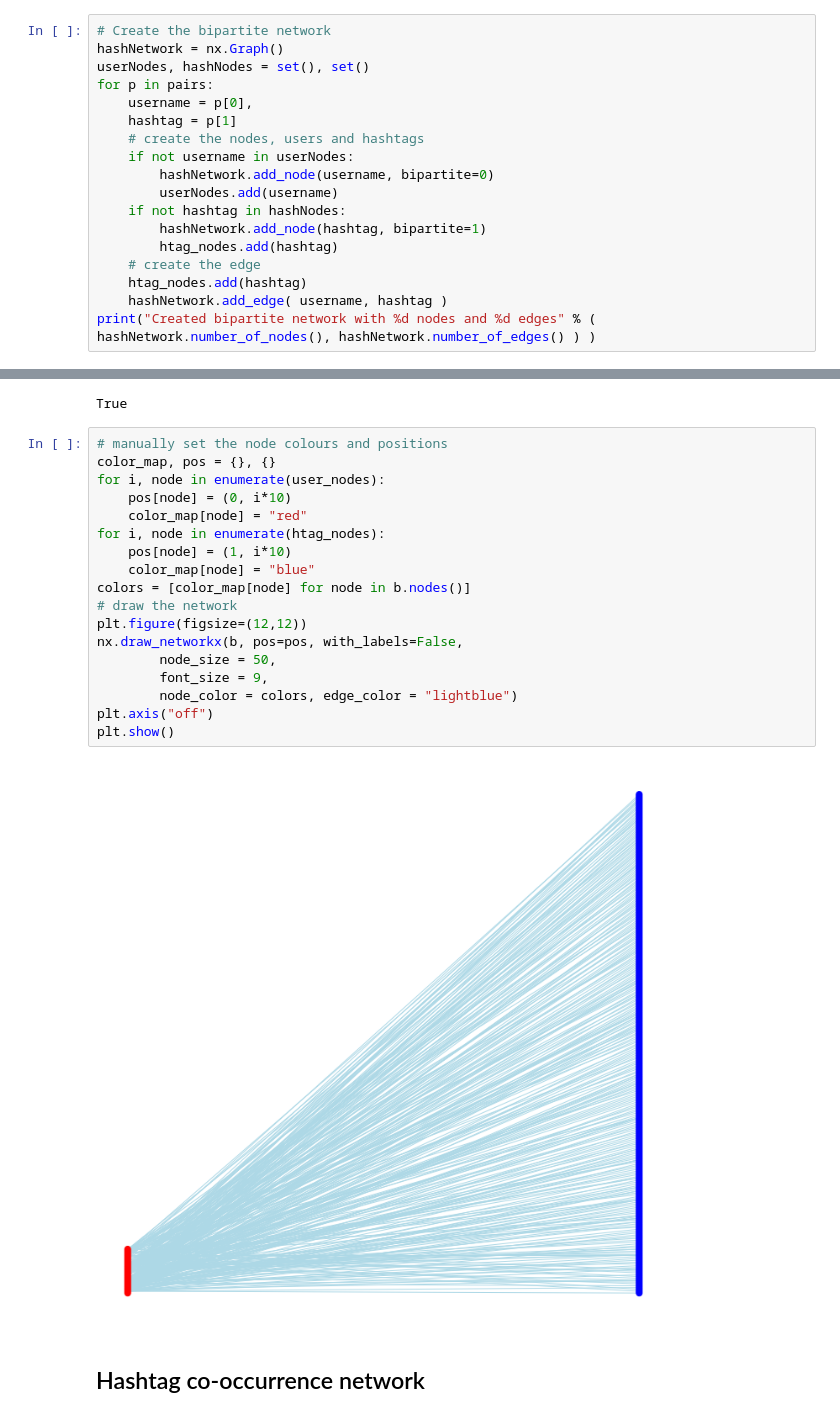
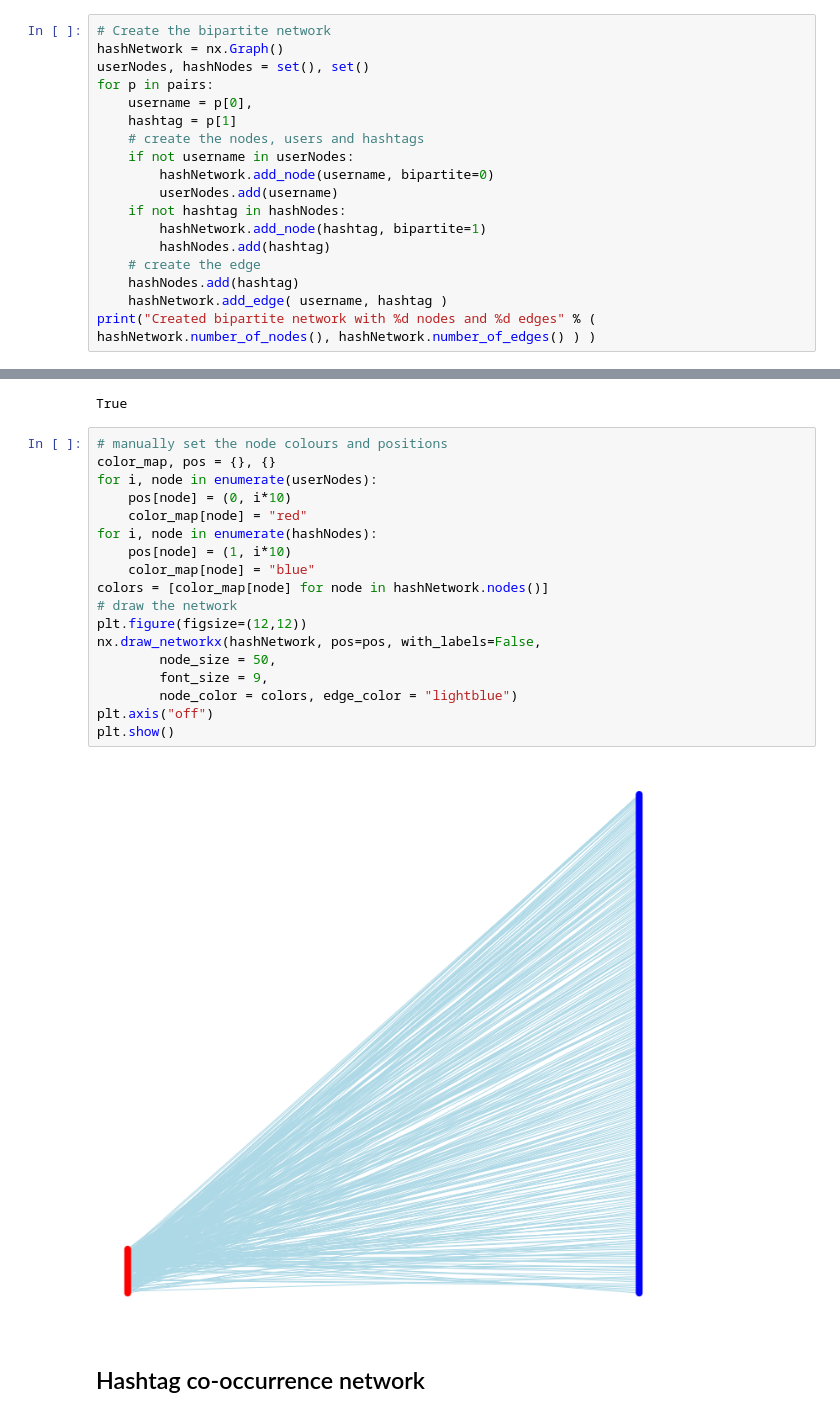
Before and after one commit to ravig00/Network-Analysis, a Jupyter notebook: assignment2.ipynb, the cells around one changed output, grey strips where cells are left out. Drawn from its saved outputs; the diff is of its cells as text.

```diff
--- a/assignment2.ipynb
+++ b/assignment2.ipynb
@@ -264,9 +264,9 @@ for p in pairs:
         userNodes.add(username)
     if not hashtag in hashNodes:
         hashNetwork.add_node(hashtag, bipartite=1)
-        htag_nodes.add(hashtag)
+        hashNodes.add(hashtag)
     # create the edge
-    htag_nodes.add(hashtag)
+    hashNodes.add(hashtag)
     hashNetwork.add_edge( username, hashtag )
 print("Created bipartite network with %d nodes and %d edges" % ( hashNetwork.number_of_nodes(), hashNetwork.number_of_edges() ) )
 # %% [output]
@@ -278,23 +278,23 @@ True
 # %%
 # manually set the node colours and positions
 color_map, pos = {}, {}
-for i, node in enumerate(user_nodes):
+for i, node in enumerate(userNodes):
     pos[node] = (0, i*10)
     color_map[node] = "red"
-for i, node in enumerate(htag_nodes):
+for i, node in enumerate(hashNodes):
     pos[node] = (1, i*10)
     color_map[node] = "blue"
-colors = [color_map[node] for node in b.nodes()]
+colors = [color_map[node] for node in hashNetwork.nodes()]
 # draw the network
 plt.figure(figsize=(12,12))
-nx.draw_networkx(b, pos=pos, with_labels=False,
+nx.draw_networkx(hashNetwork, pos=pos, with_labels=False,
         node_size = 50,
         font_size = 9,
         node_color = colors, edge_color = "lightblue")
 plt.axis("off")
 plt.show()
 # %% [output]
-[figure, old version]
+[figure, new version]
 # %% [markdown]
 ## Hashtag co-occurrence network
 # %%
```
Also changed, not shown: parts of 5 cells of this notebook.
